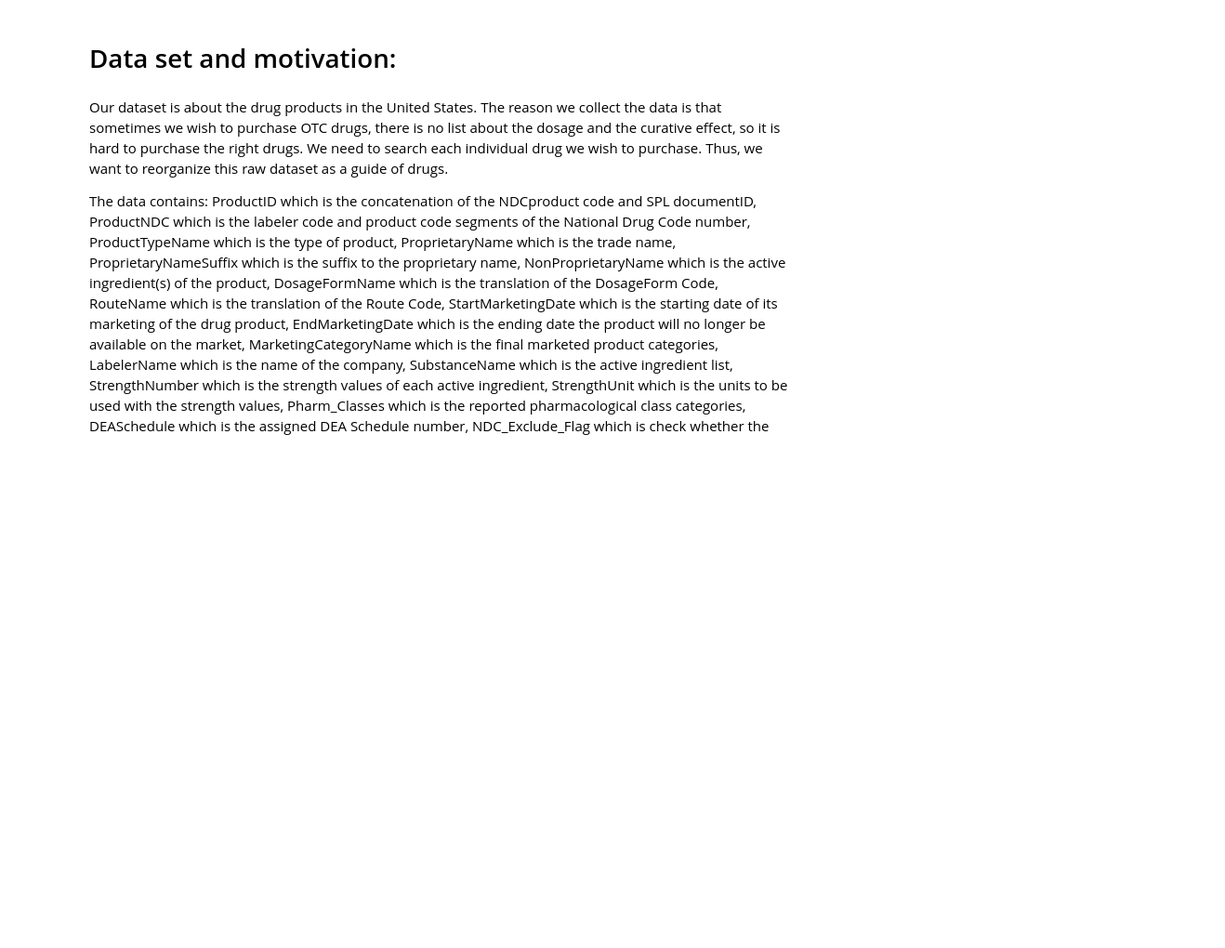
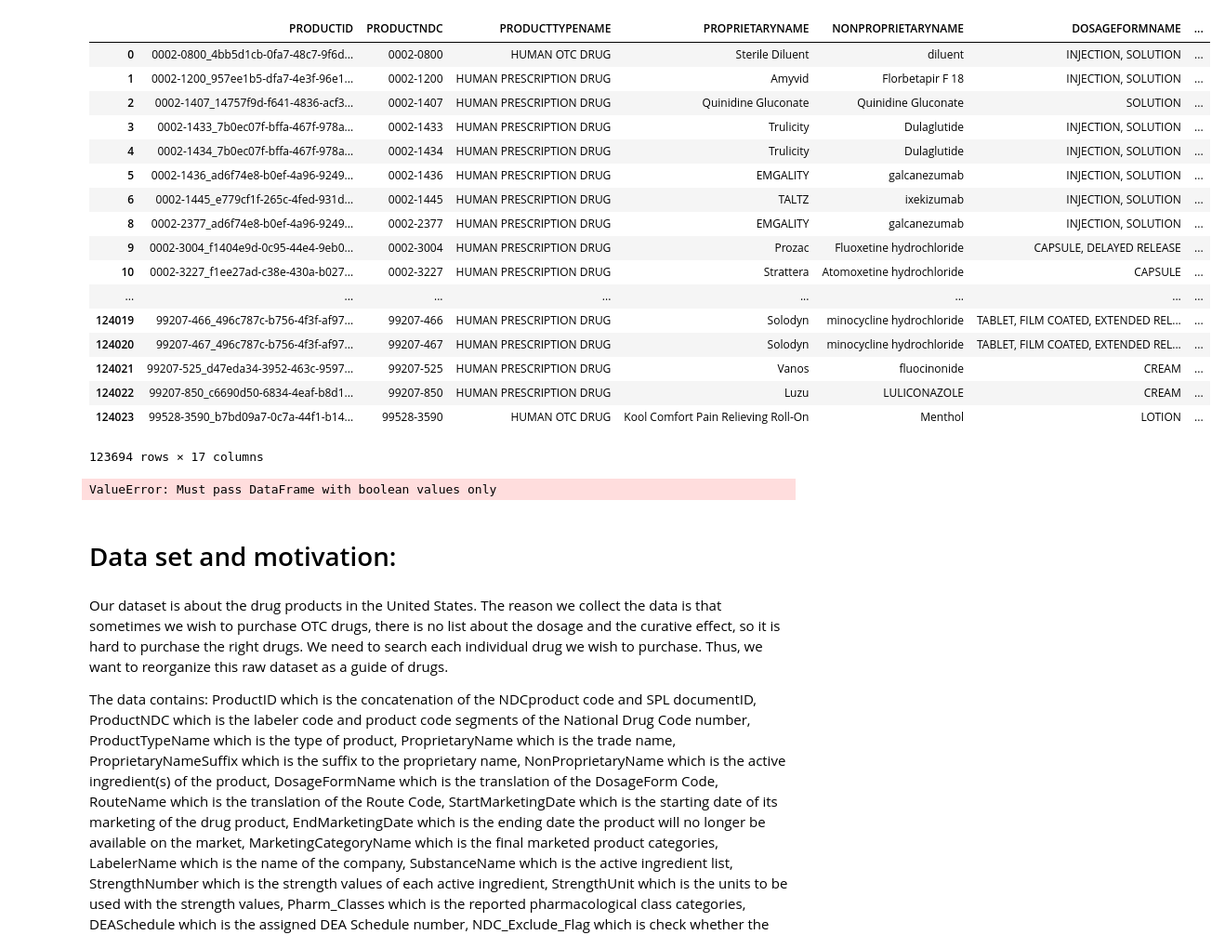
Before and after one commit to 854740262/NDC-database-analysis, a Jupyter notebook: Final_project.ipynb, the cells around one changed output. Shown: that part at 93% size. Cells and saved outputs as stored; diff of their text form; code cells hidden in the pictures; blank space fills up the shorter version.

```diff
--- a/Final_project.ipynb
+++ b/Final_project.ipynb
@@ -42,3 +35,33 @@ product_duplicate
+# %%
+# drop useless column
+product = product.drop(columns=['DEASCHEDULE'])
+product = product.drop(columns=['NDC_EXCLUDE_FLAG'])
+product = product.drop(columns=['PROPRIETARYNAMESUFFIX'])
+product
+# %% [output]
+|  | PRODUCTID | PRODUCTNDC | PRODUCTTYPENAME | PROPRIETARYNAME | NONPROPRIETARYNAME | DOSAGEFORMNAME | ... |
+| 0 | 0002-0800_4bb5d1cb-0fa7-48c7-9f6d... | 0002-0800 | HUMAN OTC DRUG | Sterile Diluent | diluent | INJECTION, SOLUTION | ... |
+| 1 | 0002-1200_957ee1b5-dfa7-4e3f-96e1... | 0002-1200 | HUMAN PRESCRIPTION DRUG | Amyvid | Florbetapir F 18 | INJECTION, SOLUTION | ... |
+| 2 | 0002-1407_14757f9d-f641-4836-acf3... | 0002-1407 | HUMAN PRESCRIPTION DRUG | Quinidine Gluconate | Quinidine Gluconate | SOLUTION | ... |
+| 3 | 0002-1433_7b0ec07f-bffa-467f-978a... | 0002-1433 | HUMAN PRESCRIPTION DRUG | Trulicity | Dulaglutide | INJECTION, SOLUTION | ... |
+| 4 | 0002-1434_7b0ec07f-bffa-467f-978a... | 0002-1434 | HUMAN PRESCRIPTION DRUG | Trulicity | Dulaglutide | INJECTION, SOLUTION | ... |
+| 5 | 0002-1436_ad6f74e8-b0ef-4a96-9249... | 0002-1436 | HUMAN PRESCRIPTION DRUG | EMGALITY | galcanezumab | INJECTION, SOLUTION | ... |
+| 6 | 0002-1445_e779cf1f-265c-4fed-931d... | 0002-1445 | HUMAN PRESCRIPTION DRUG | TALTZ | ixekizumab | INJECTION, SOLUTION | ... |
+| 8 | 0002-2377_ad6f74e8-b0ef-4a96-9249... | 0002-2377 | HUMAN PRESCRIPTION DRUG | EMGALITY | galcanezumab | INJECTION, SOLUTION | ... |
+| 9 | 0002-3004_f1404e9d-0c95-44e4-9eb0... | 0002-3004 | HUMAN PRESCRIPTION DRUG | Prozac | Fluoxetine hydrochloride | CAPSULE, DELAYED RELEASE | ... |
+| 10 | 0002-3227_f1ee27ad-c38e-430a-b027... | 0002-3227 | HUMAN PRESCRIPTION DRUG | Strattera | Atomoxetine hydrochloride | CAPSULE | ... |
+| ... | ... | ... | ... | ... | ... | ... | ... |
+| 124019 | 99207-466_496c787c-b756-4f3f-af97... | 99207-466 | HUMAN PRESCRIPTION DRUG | Solodyn | minocycline hydrochloride | TABLET, FILM COATED, EXTENDED REL... | ... |
+| 124020 | 99207-467_496c787c-b756-4f3f-af97... | 99207-467 | HUMAN PRESCRIPTION DRUG | Solodyn | minocycline hydrochloride | TABLET, FILM COATED, EXTENDED REL... | ... |
+| 124021 | 99207-525_d47eda34-3952-463c-9597... | 99207-525 | HUMAN PRESCRIPTION DRUG | Vanos | fluocinonide | CREAM | ... |
+| 124022 | 99207-850_c6690d50-6834-4eaf-b8d1... | 99207-850 | HUMAN PRESCRIPTION DRUG | Luzu | LULICONAZOLE | CREAM | ... |
+| 124023 | 99528-3590_b7bd09a7-0c7a-44f1-b14... | 99528-3590 | HUMAN OTC DRUG | Kool Comfort Pain Relieving Roll-On | Menthol | LOTION | ... |
+123694 rows × 17 columns
+# %%
+product.drop_duplicates(['PRODUCTNDC','ACTIVE_NUMERATOR_STRENGTH'])]
+product
+# %% [output]
+ValueError: Must pass DataFrame with boolean values only
 # %% [markdown]
 # Data set and motivation:
 # %% [markdown]
```
Also changed, not shown: parts of 2 cells of this notebook.
